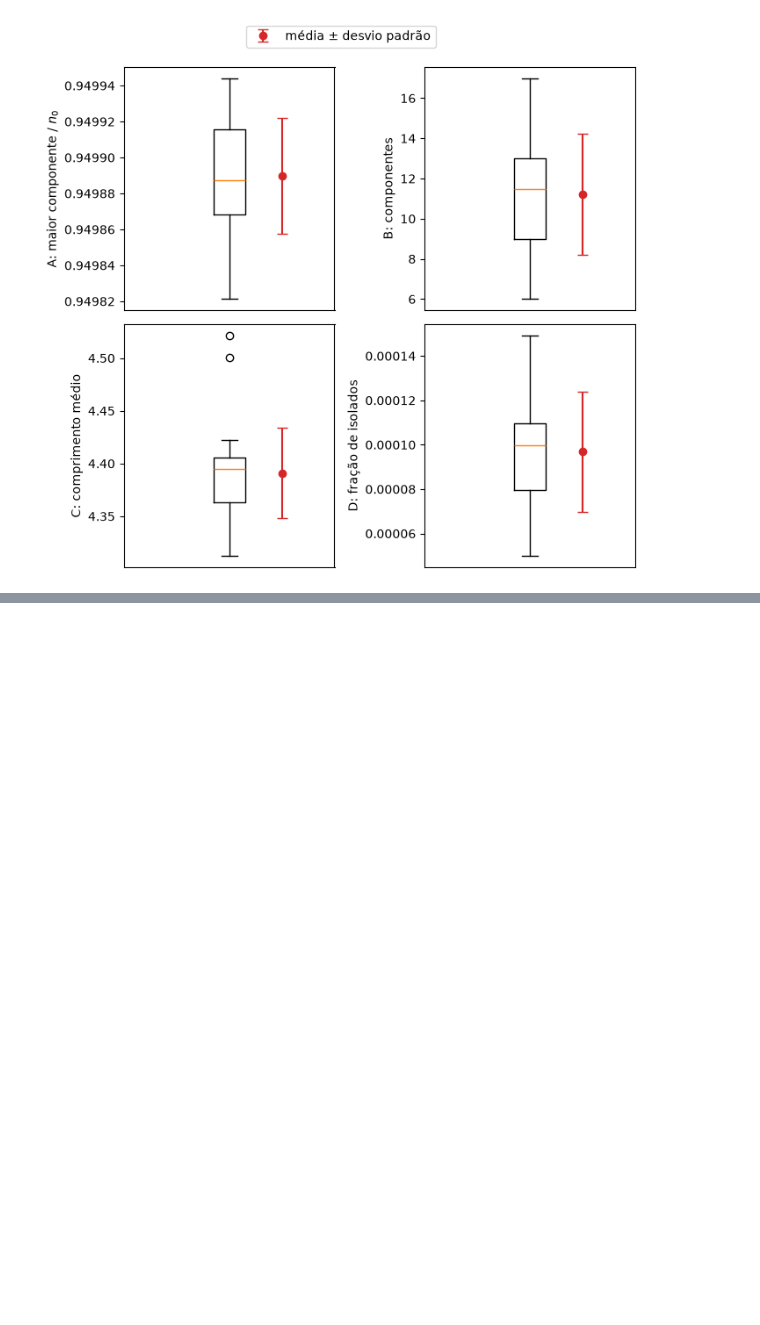
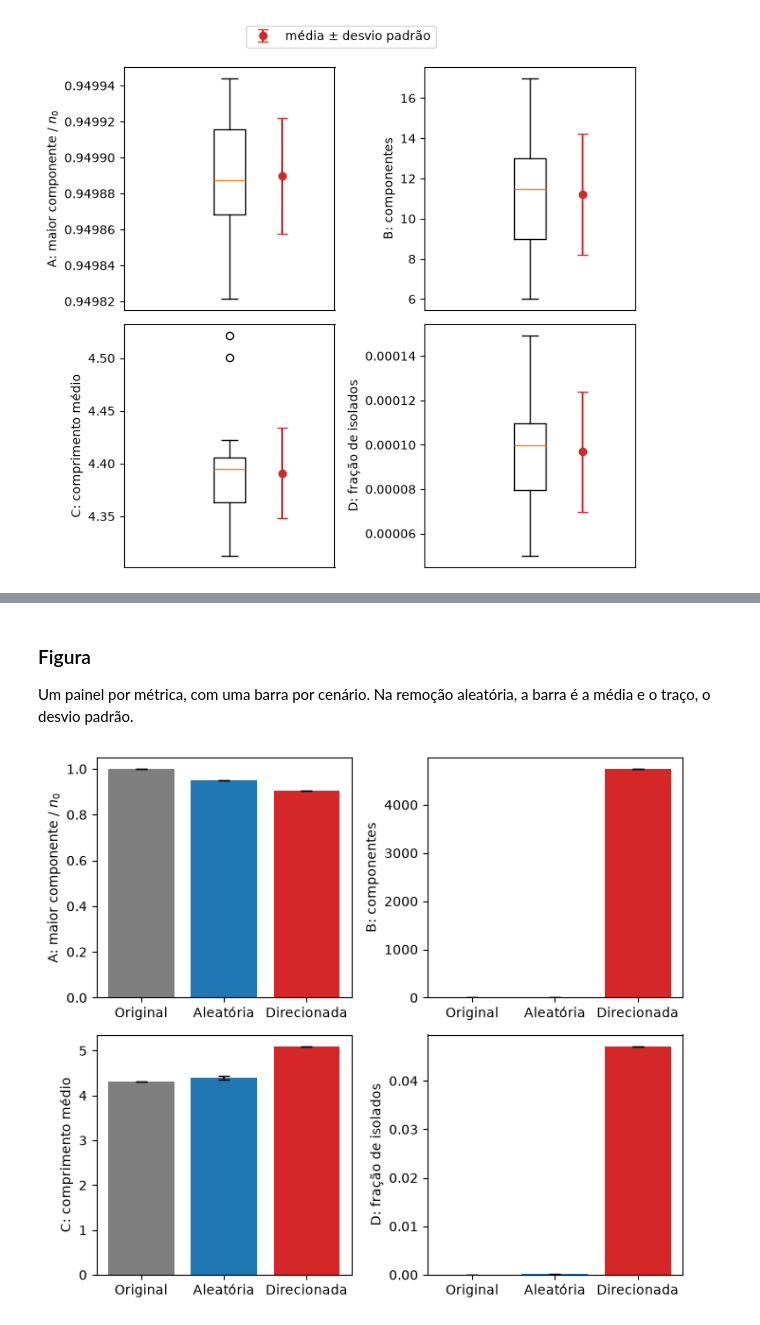
Before and after one commit to Augustocfq/snap-flickr-MATA53, a Jupyter notebook: main.ipynb, the cells around one changed output, grey strips where cells are left out. Cells and saved outputs as stored; diff of their text form; code cells hidden in the pictures; blank space fills up the shorter version.

```diff
--- a/main.ipynb
+++ b/main.ipynb
@@ -1347,0 +1362,2 @@ plt.show()
+# %%
+SAMPLE_SIZE = 100
@@ -1347,0 +1368,6 @@ plt.show()
+# %%
+edges = np.array(read_edge_list(DATA_PROCESSED / "flickr_lcc.edgelist.gz"))
+n0 = edges.max() + 1
+removed_count = math.ceil(0.05 * n0)
+degrees = np.bincount(edges.ravel(), minlength=n0)
+ranking = np.lexsort((np.arange(n0), -degrees))
@@ -1347,0 +1378,21 @@ plt.show()
+# %%
+metric_names = ["A: maior componente / $n_0$", "B: componentes", "C: comprimento médio", "D: fração de isolados"]
+original = measure_robustness_metrics(n0, edges, np.array([], dtype=int), SAMPLE_SIZE, np.random.default_rng(SEED))
+targeted = measure_robustness_metrics(n0, edges, ranking[:removed_count], SAMPLE_SIZE, np.random.default_rng(SEED))
+random_metrics = pd.DataFrame(
+    pd.read_pickle(CACHE_DIR / f"robustez_aleatoria_repeticoes30_amostra{SAMPLE_SIZE}_lcc.pkl"),
+    columns=["Semente", "Vértices removidos", *metric_names],
+)[metric_names]
+
+comparison = pd.DataFrame(
+    {
+        "Original": original,
+        "Aleatória: média": random_metrics.mean(),
+        "Aleatória: desvio padrão": random_metrics.std(),
+        "Direcionada": targeted,
+    },
+    index=metric_names,
+)
+comparison["Direcionada / aleatória"] = comparison["Direcionada"] / comparison["Aleatória: média"]
+comparison.style.format(thousands=".", decimal=",", precision=6).to_latex(TABLES_DIR / "robustez_comparacao.tex", hrules=True)
+comparison
@@ -1347,0 +1405,20 @@ plt.show()
+# %% [markdown]
+### Figura
+
+Um painel por métrica, com uma barra por cenário. Na remoção aleatória, a barra é a média e o traço, o desvio padrão.
+# %%
+figure, axes = plt.subplots(2, 2, figsize=(7, 6))
+for axis, (label, row) in zip(axes.flat, comparison.iterrows()):
+    axis.bar(
+        ["Original", "Aleatória", "Direcionada"],
+        row[["Original", "Aleatória: média", "Direcionada"]],
+        yerr=[0, row["Aleatória: desvio padrão"], 0],
+        capsize=4,
+        color=["tab:gray", "tab:blue", "tab:red"],
+    )
+    axis.set_ylabel(label)
+figure.tight_layout()
+figure.savefig(FIGURES_DIR / "robustez_comparacao.pdf", bbox_inches="tight", metadata={"CreationDate": None})
+plt.show()
+# %% [output]
+[figure, added]
```
Also changed, not shown: parts of 6 cells of this notebook, 3 other files.
